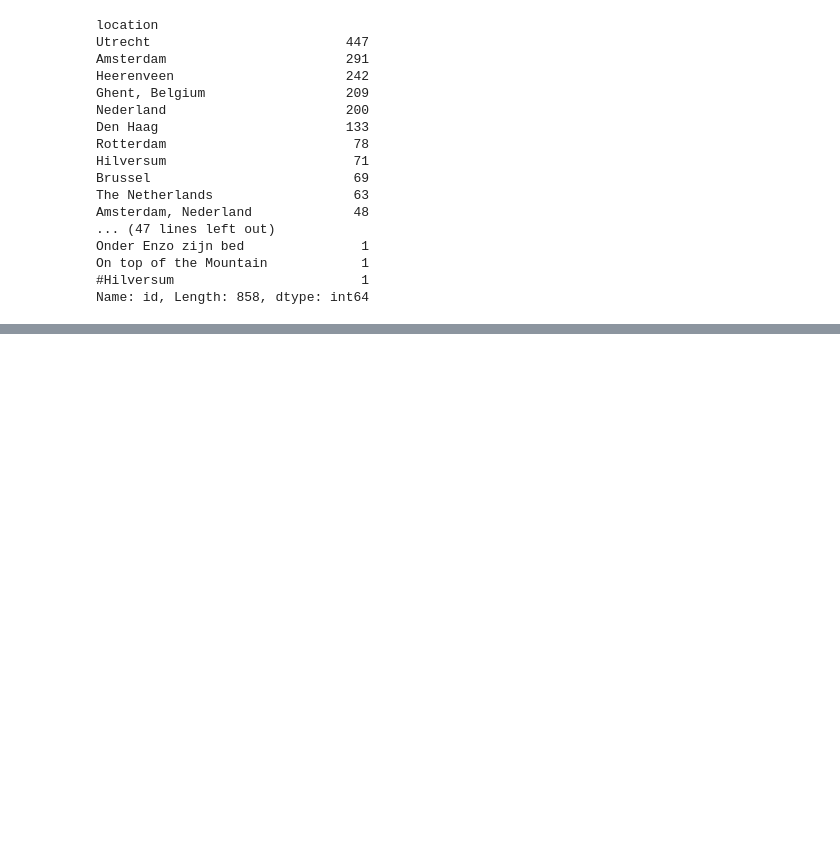
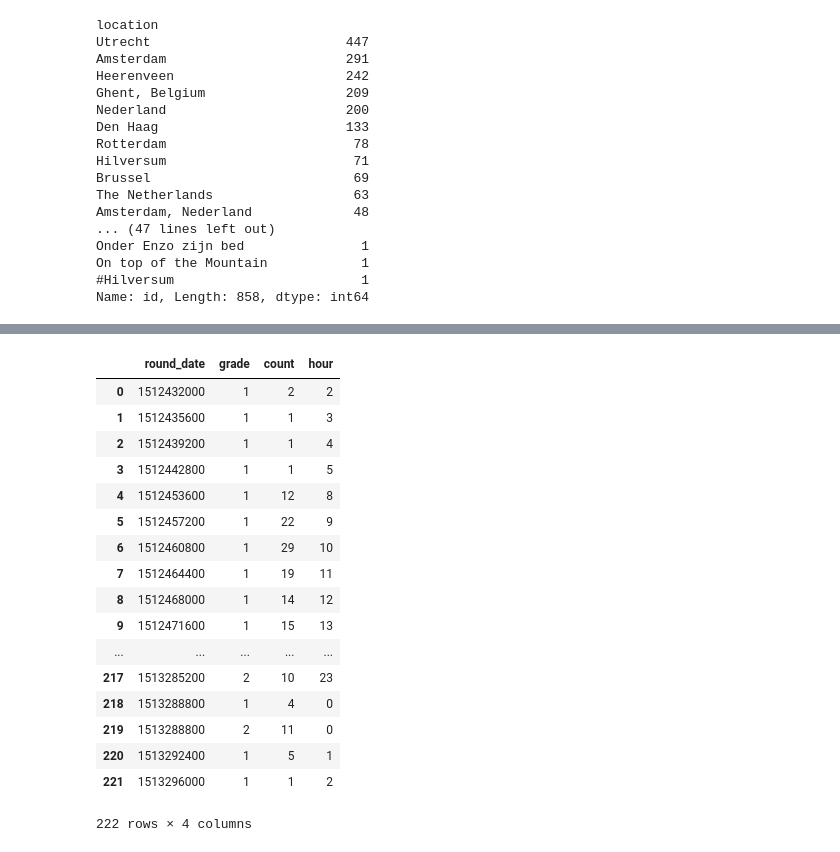
Before and after one commit to AndraIonescu/WSE_FinalPaper, a Jupyter notebook: FinalPaper.ipynb, the cells around one changed output, grey strips where cells are left out. Saved outputs shown, nothing was run; the diff lists cells and outputs as text; code cells hidden in the pictures; blank space fills up the shorter version.

```diff
--- a/FinalPaper.ipynb
+++ b/FinalPaper.ipynb
@@ -139,0 +171,23 @@ wordCloud = WordCloud(width=2000, height=1000, background_color='white').generat
+# %%
+mldf = df.select(['round_date', 'grade']).groupby(['round_date', 'grade']).count().orderBy('round_date')
+mldf = mldf.withColumn('hour', hour(from_unixtime('round_date')))
+mldf.toPandas()
+# %% [output]
+|  | round_date | grade | count | hour |
+| 0 | 1512432000 | 1 | 2 | 2 |
+| 1 | 1512435600 | 1 | 1 | 3 |
+| 2 | 1512439200 | 1 | 1 | 4 |
+| 3 | 1512442800 | 1 | 1 | 5 |
+| 4 | 1512453600 | 1 | 12 | 8 |
+| 5 | 1512457200 | 1 | 22 | 9 |
+| 6 | 1512460800 | 1 | 29 | 10 |
+| 7 | 1512464400 | 1 | 19 | 11 |
+| 8 | 1512468000 | 1 | 14 | 12 |
+| 9 | 1512471600 | 1 | 15 | 13 |
+| ... | ... | ... | ... | ... |
+| 217 | 1513285200 | 2 | 10 | 23 |
+| 218 | 1513288800 | 1 | 4 | 0 |
+| 219 | 1513288800 | 2 | 11 | 0 |
+| 220 | 1513292400 | 1 | 5 | 1 |
+| 221 | 1513296000 | 1 | 1 | 2 |
+222 rows × 4 columns
```
Also changed, not shown: parts of 6 cells of this notebook, 13 other files.
